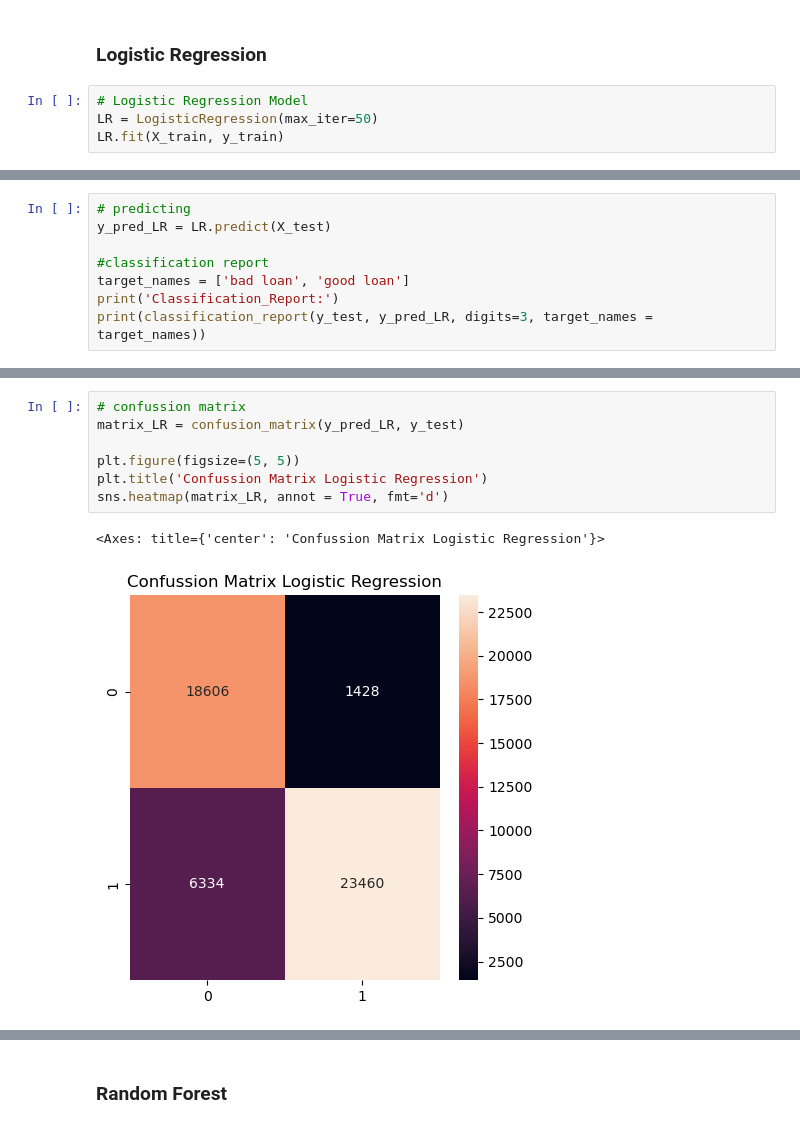
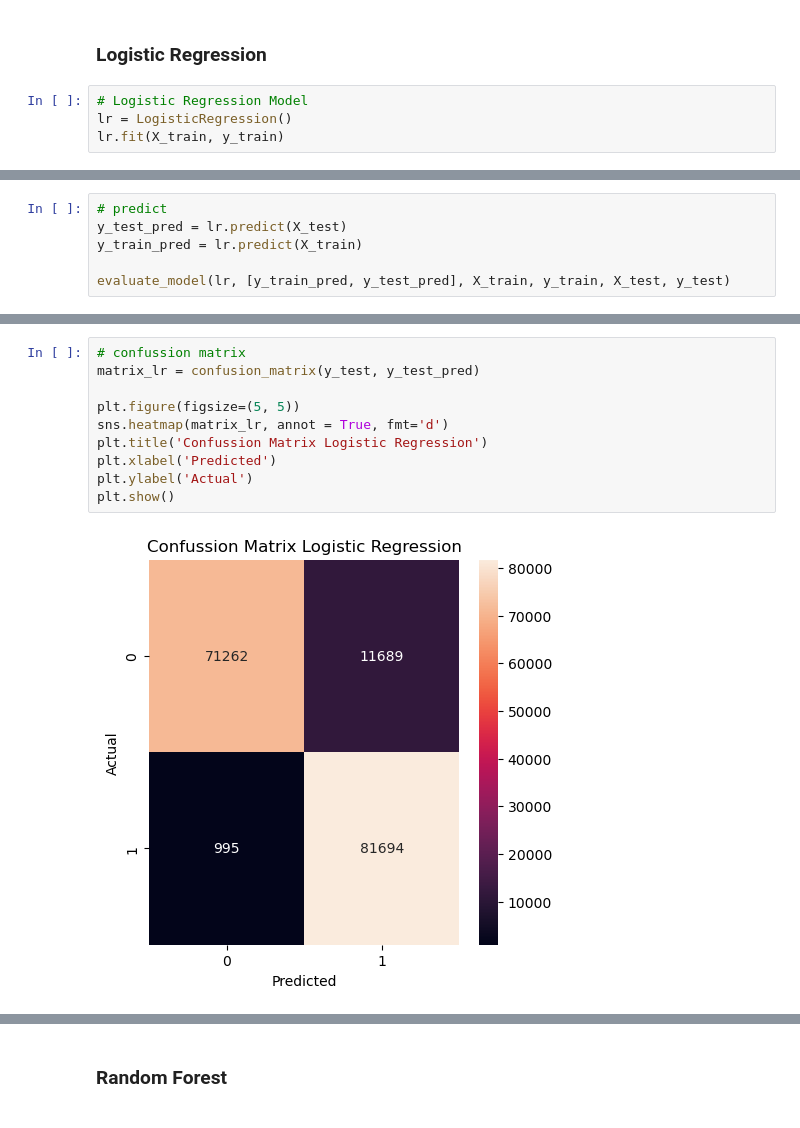
Before and after one commit to HafiizhTH/credit-risk-prediction, a Jupyter notebook: Model.ipynb, the cells around one changed output, grey strips where cells are left out. Drawn from its saved outputs; the diff is of its cells as text.

```diff
--- a/Model.ipynb
+++ b/Model.ipynb
@@ -626,6 +656,6 @@ Deskripsi:
 ### Logistic Regression
 # %%
 # Logistic Regression Model
-LR = LogisticRegression(max_iter=50)
-LR.fit(X_train, y_train)
+lr = LogisticRegression()
+lr.fit(X_train, y_train)
 # %% [output]
@@ -633,8 +663,6 @@ LogisticRegression(max_iter=50)
 # %%
-# predicting
-y_pred_LR = LR.predict(X_test)
+# predict
+y_test_pred = lr.predict(X_test)
+y_train_pred = lr.predict(X_train)
 
-#classification report
-target_names = ['bad loan', 'good loan']
-print('Classification_Report:')
-print(classification_report(y_test, y_pred_LR, digits=3, target_names = target_names))
+evaluate_model(lr, [y_train_pred, y_test_pred], X_train, y_train, X_test, y_test)
@@ -641,10 +695,12 @@ print(classification_report(y_test, y_pred_LR, digits=3, target_names = target_n
 # %%
 # confussion matrix
-matrix_LR = confusion_matrix(y_pred_LR, y_test)
+matrix_lr = confusion_matrix(y_test, y_test_pred)
 
 plt.figure(figsize=(5, 5))
+sns.heatmap(matrix_lr, annot = True, fmt='d')
 plt.title('Confussion Matrix Logistic Regression')
-sns.heatmap(matrix_LR, annot = True, fmt='d')
+plt.xlabel('Predicted')
+plt.ylabel('Actual')
+plt.show()
 # %% [output]
-<Axes: title={'center': 'Confussion Matrix Logistic Regression'}>
-[figure, old version]
+[figure, new version]
```
Also changed, not shown: parts of 42 cells of this notebook.
